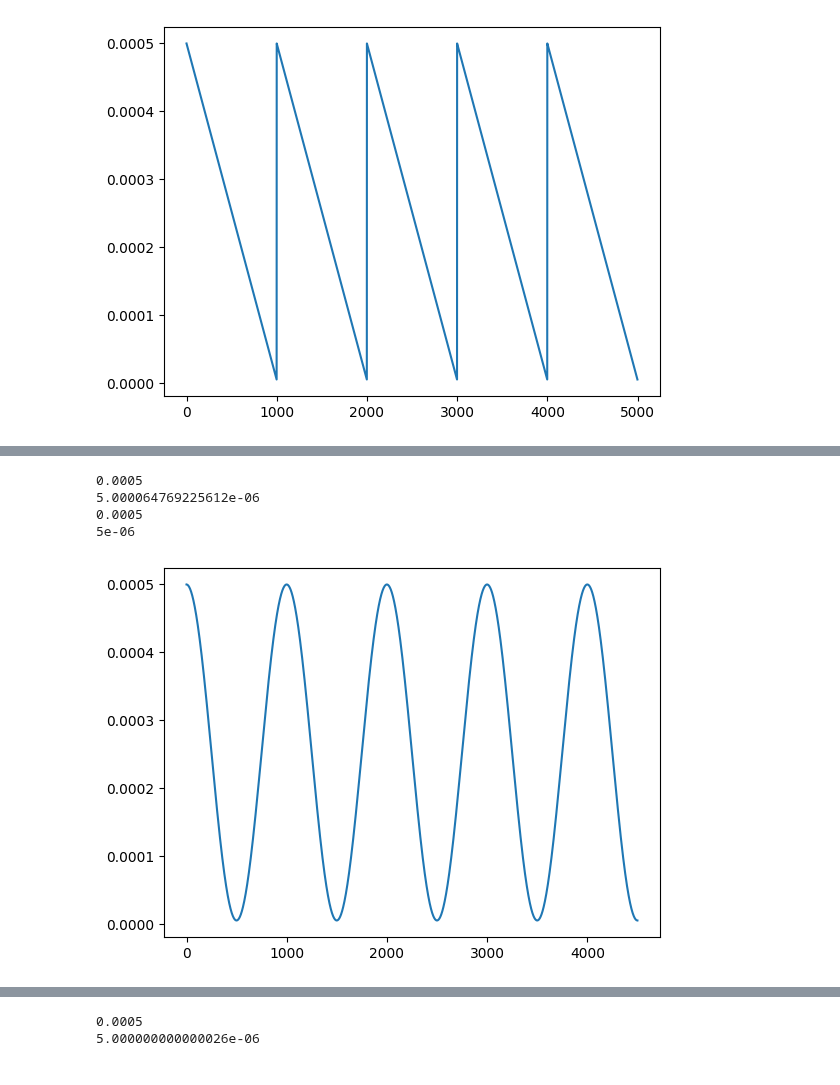
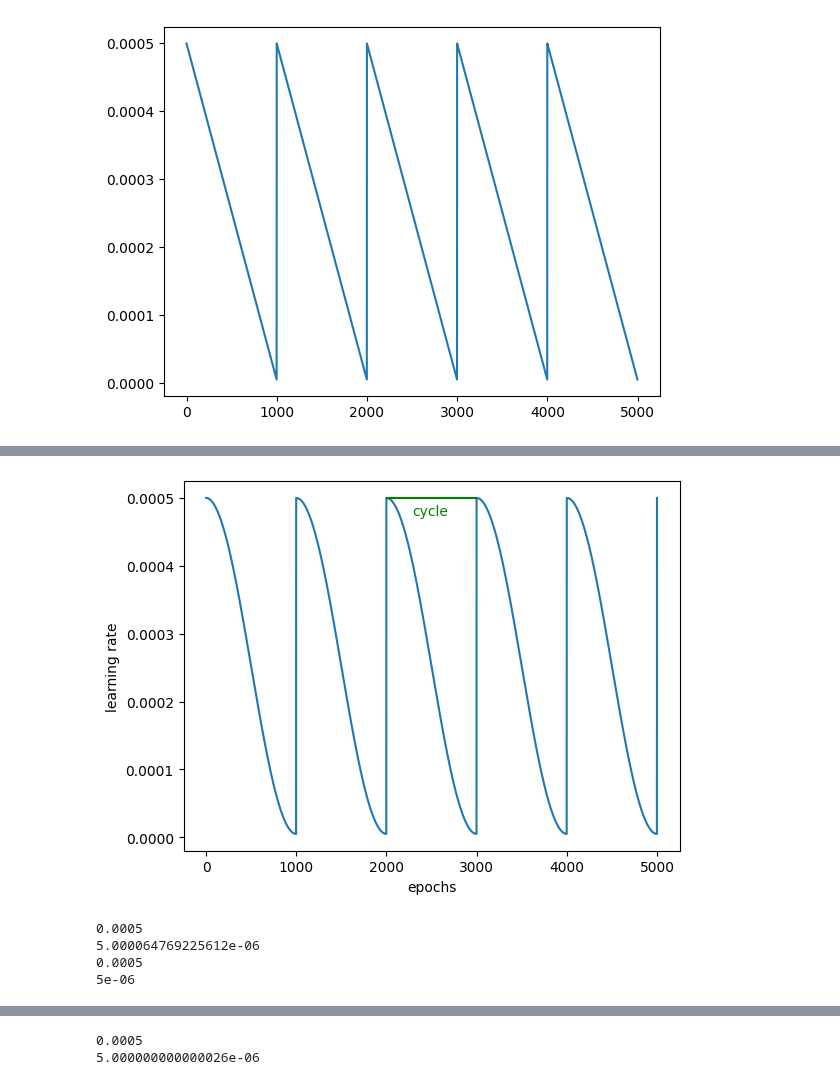
Before and after one commit to Slocon00/ML-project, a Jupyter notebook: notebooks/test_cup.ipynb, the cells around one changed output, grey strips where cells are left out. Saved outputs shown, nothing was run; the diff lists cells and outputs as text; code cells hidden in the pictures.

```diff
--- a/notebooks/test_cup.ipynb
+++ b/notebooks/test_cup.ipynb
@@ -519,3 +527,30 @@ plt.show()
+# %%
+plot = []
+step = 0
+cycle = 1000
+eta = 5e-4
+eta_tau = eta * 0.01
+n_cycles = 0
+for i in range (5000):
+    if (i+1) % cycle == 0:
+        n_cycles += 1
+    step = (i+1) % cycle
+    #step = i % 250
+    alpha = step / cycle
+    #eta_step = (1 - alpha) * eta + alpha * eta_tau
+    eta_step = eta_tau + 0.5 * (eta - eta_tau) * (1 + np.cos(np.pi * step / cycle))
+    plot.append(eta_step)
+
+plt.plot(plot)
+# add x and y labels
+plt.xlabel('epochs')
+plt.ylabel('learning rate')
+# add horizontal segment from 2000 to 3000 with a written: cycle
+plt.axhline(y=0.0005, xmin=0.41, xmax=0.59, color='g')
+plt.text(2290, 0.000475, 'cycle', color='g', fontsize=10)
+plt.show()
+# %% [output]
+[figure, added]
 # %%
 # show max and min in the previous plot
 print(max(plot))
@@ -542,9 +577,3 @@ for i in range (4500):
     if n_cycles == -1:
         eta_step = eta_step + eta - eta_tau
     plot.append(eta_step)
-# %%
-import matplotlib.pyplot as plt
-plt.plot(plot)
-plt.show()
-# %% [output]
-[figure, removed]
```
Also changed, not shown: parts of 6 cells of this notebook.
